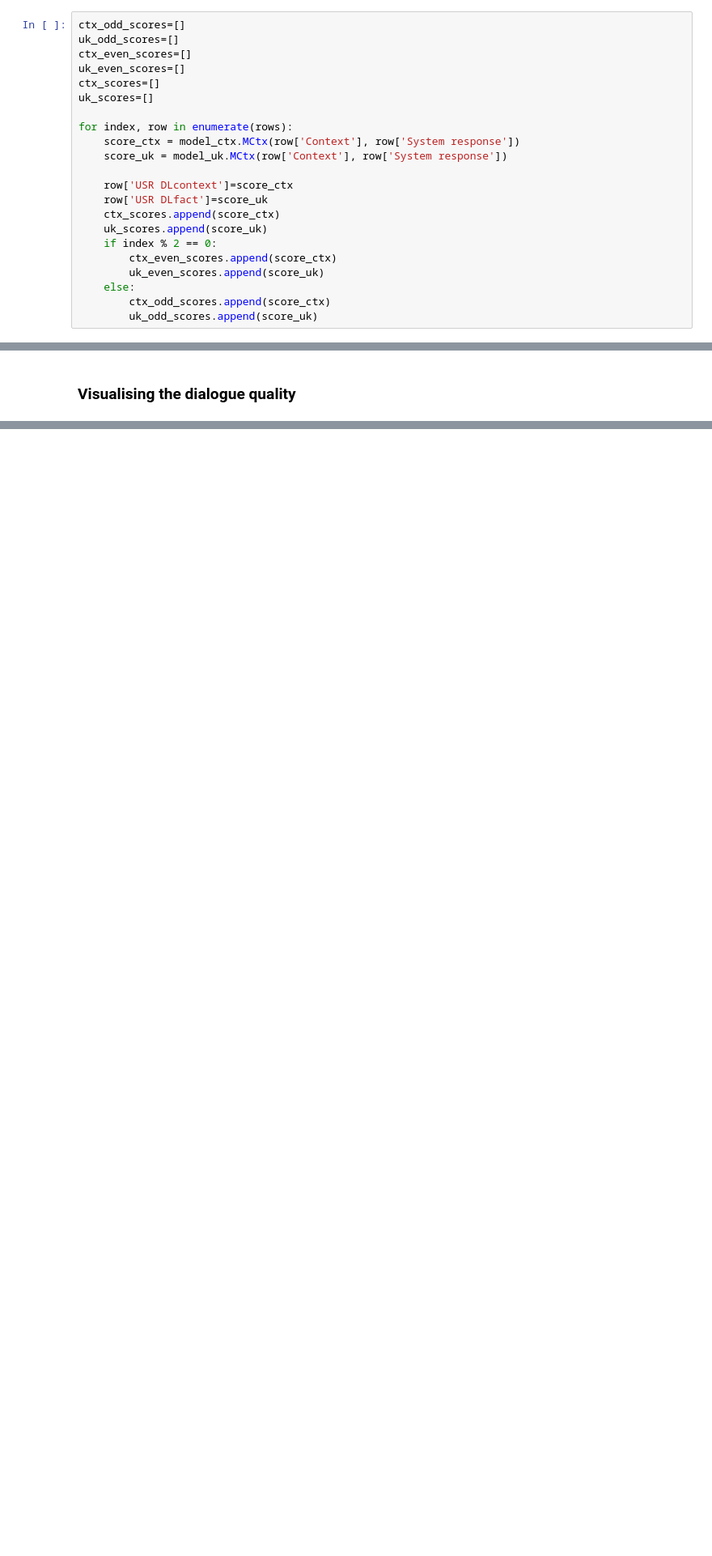
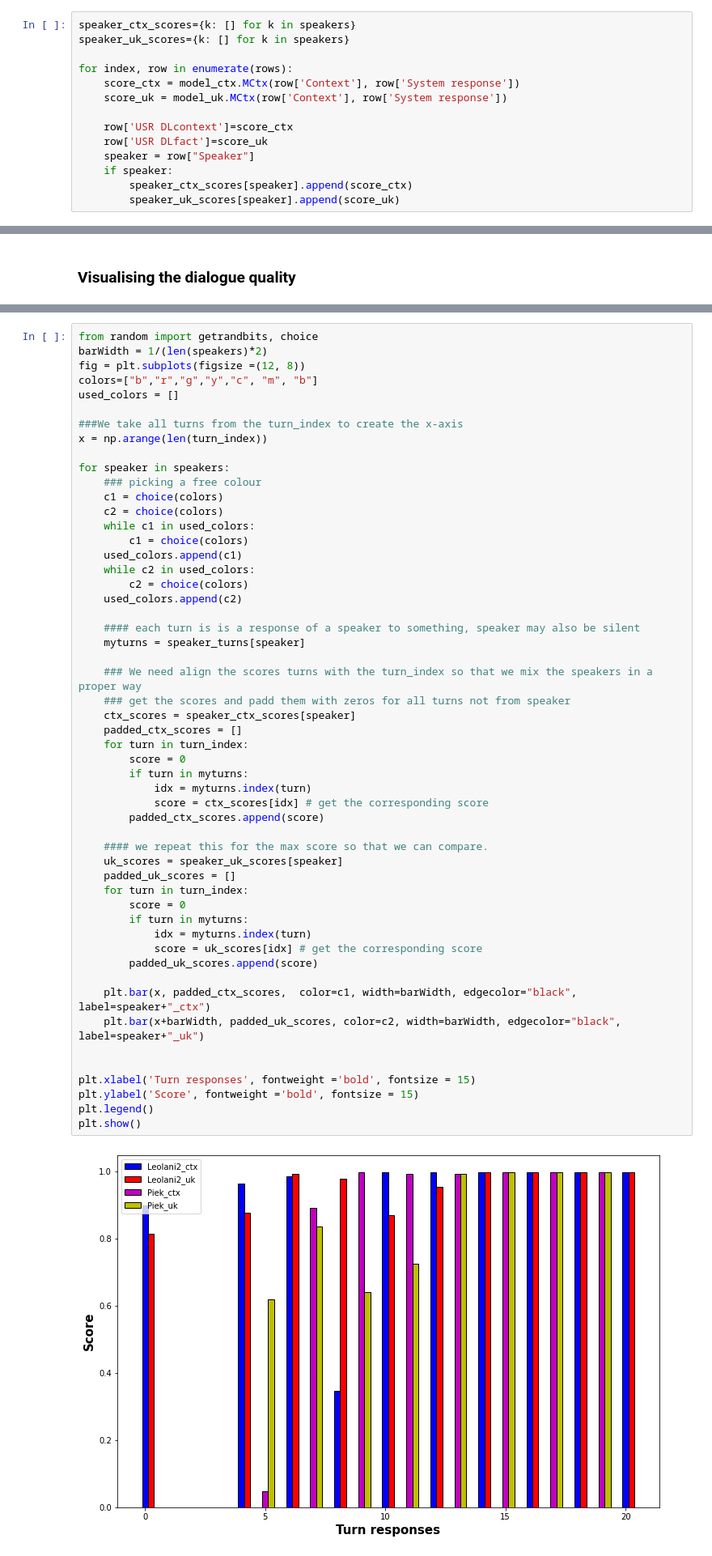
Before and after one commit to leolani/cltl-chatbots, a Jupyter notebook: src/notebooks/using_usr_dialogue_evaluation.ipynb, the cells around one changed output, grey strips where cells are left out. Shown at 81% size. Drawn from its saved outputs; the diff is of its cells as text; blank space fills up the shorter version.

```diff
--- a/src/notebooks/using_usr_dialogue_evaluation.ipynb
+++ b/src/notebooks/using_usr_dialogue_evaluation.ipynb
@@ -179,12 +190,8 @@ Some weights of the model checkpoint at adamlin/usr-topicalchat-uk were not used
 # %% [markdown]
 We now apply the models to get the scores and add these to the rows created before using the MLM. We also aggregate the scores for creating a dialogue graph. In this case we do not have a maximum score as a reference.
 # %%
-ctx_odd_scores=[]
-uk_odd_scores=[]
-ctx_even_scores=[]
-uk_even_scores=[]
-ctx_scores=[]
-uk_scores=[]
+speaker_ctx_scores={k: [] for k in speakers}
+speaker_uk_scores={k: [] for k in speakers}
 
 for index, row in enumerate(rows):
     score_ctx = model_ctx.MCtx(row['Context'], row['System response'])
@@ -192,11 +199,7 @@ for index, row in enumerate(rows):
 
     row['USR DLcontext']=score_ctx
     row['USR DLfact']=score_uk
-    ctx_scores.append(score_ctx)
-    uk_scores.append(score_uk)
-    if index % 2 == 0:
-        ctx_even_scores.append(score_ctx)
-        uk_even_scores.append(score_uk)
-    else:
-        ctx_odd_scores.append(score_ctx)
-        uk_odd_scores.append(score_uk)
+    speaker = row["Speaker"]
+    if speaker:
+        speaker_ctx_scores[speaker].append(score_ctx)
+        speaker_uk_scores[speaker].append(score_uk)
@@ -265,3 +208,58 @@ plt.show()
+# %%
+from random import getrandbits, choice
+barWidth = 1/(len(speakers)*2)
+fig = plt.subplots(figsize =(12, 8))
+colors=["b","r","g","y","c", "m", "b"]
+used_colors = []
+
+###We take all turns from the turn_index to create the x-axis
+x = np.arange(len(turn_index))
+
+for speaker in speakers:
+    ### picking a free colour
+    c1 = choice(colors)
+    c2 = choice(colors)
+    while c1 in used_colors:
+        c1 = choice(colors)
+    used_colors.append(c1)
+    while c2 in used_colors:
+        c2 = choice(colors)
+    used_colors.append(c2)
+
+    #### each turn is is a response of a speaker to something, speaker may also be silent
+    myturns = speaker_turns[speaker]
+
+    ### We need align the scores turns with the turn_index so that we mix the speakers in a proper way
+    ### get the scores and padd them with zeros for all turns not from speaker
+    ctx_scores = speaker_ctx_scores[speaker]
+    padded_ctx_scores = []
+    for turn in turn_index:
+        score = 0
+        if turn in myturns:
+            idx = myturns.index(turn)
+            score = ctx_scores[idx] # get the corresponding score
+        padded_ctx_scores.append(score)
+
+    #### we repeat this for the max score so that we can compare.
+    uk_scores = speaker_uk_scores[speaker]
+    padded_uk_scores = []
+    for turn in turn_index:
+        score = 0
+        if turn in myturns:
+            idx = myturns.index(turn)
+            score = uk_scores[idx] # get the corresponding score
+        padded_uk_scores.append(score)
+
+    plt.bar(x, padded_ctx_scores,  color=c1, width=barWidth, edgecolor="black", label=speaker+"_ctx")
+    plt.bar(x+barWidth, padded_uk_scores, color=c2, width=barWidth, edgecolor="black", label=speaker+"_uk")
+
+
+plt.xlabel('Turn responses', fontweight ='bold', fontsize = 15)
+plt.ylabel('Score', fontweight ='bold', fontsize = 15)
+plt.legend()
+plt.show()
+# %% [output]
+[figure, added]
 # %% [markdown]
 ## Saving the results to CSV
 # %%
```
Also changed, not shown: parts of 16 cells of this notebook, 1 other file.
